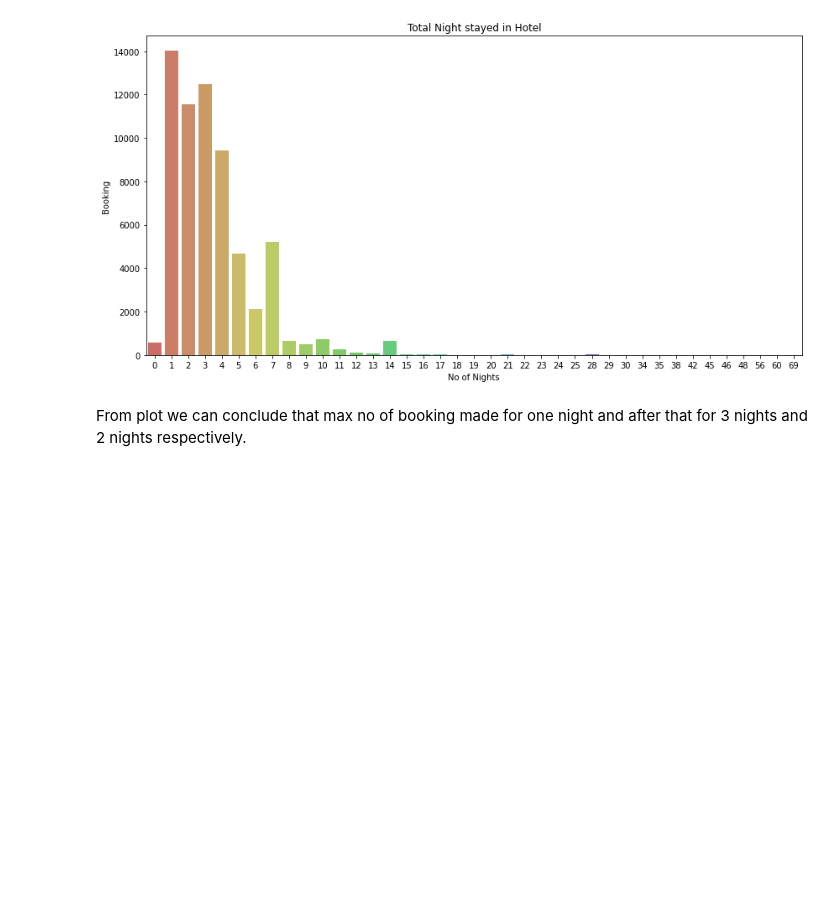
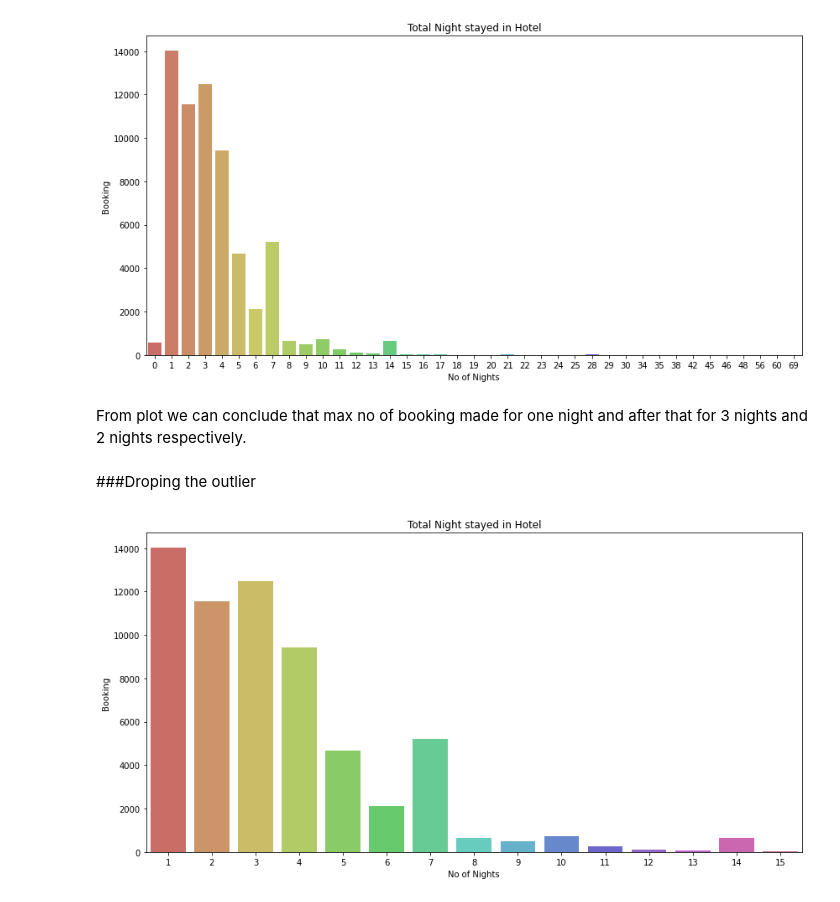
Before and after one commit to rafiddeshmukh/EDA-Hotel_Booking, a Jupyter notebook: Hotel_Booking_Analysis_Capstone_Project.ipynb, the cells around one changed output. Cells and saved outputs as stored; diff of their text form; code cells hidden in the pictures; blank space fills up the shorter version.

```diff
--- a/Hotel_Booking_Analysis_Capstone_Project.ipynb
+++ b/Hotel_Booking_Analysis_Capstone_Project.ipynb
@@ -443,3 +509,5 @@ plt.show()
 [figure]
 # %% [markdown]
 From plot we can conclude that max no of booking made for one night and after that for 3 nights and 2 nights respectively.
+# %% [markdown]
+###Droping the outlier
@@ -445,0 +520,16 @@ From plot we can conclude that max no of booking made for one night and after th
+# %%
+#setting figure size
+plt.figure(figsize=(14,7))
+
+#plotting countplot for total night stayed
+sns.countplot(x=df_new1['total_nights'], palette='hls')
+
+#setting labels for x and y and set title for countplot
+plt.xlabel('No of Nights')
+plt.ylabel('Booking')
+plt.title("Total Night stayed in Hotel")
+
+#Display the plot
+plt.show()
+# %% [output]
+[figure, added]
```
Also changed, not shown: parts of 23 cells of this notebook.
